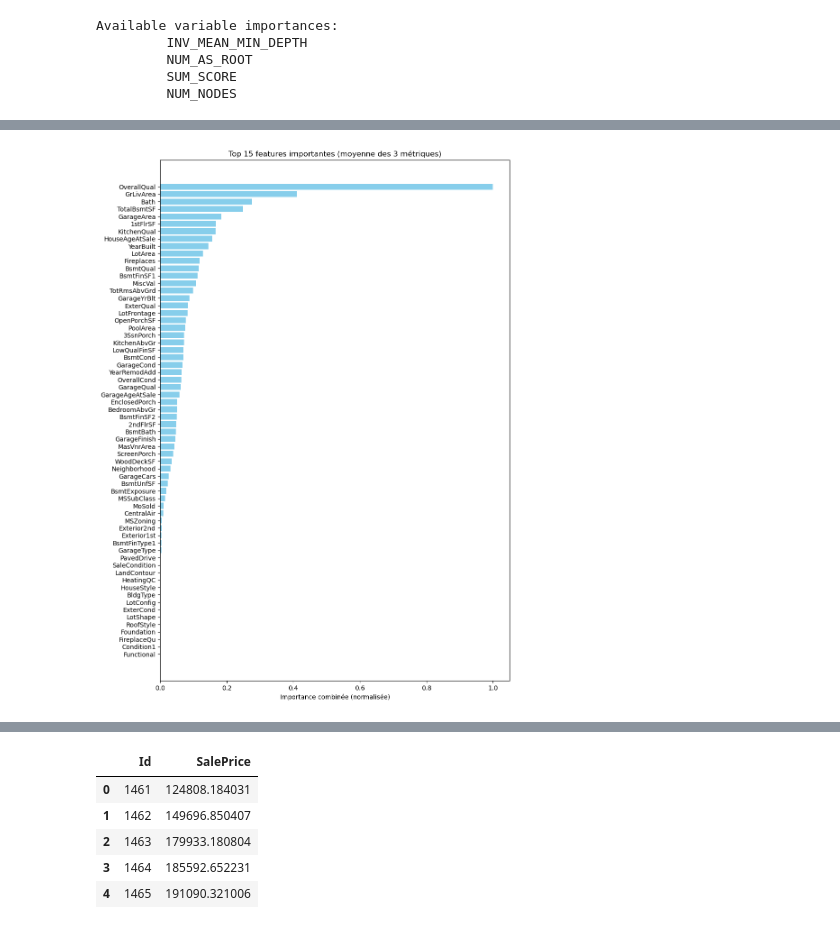
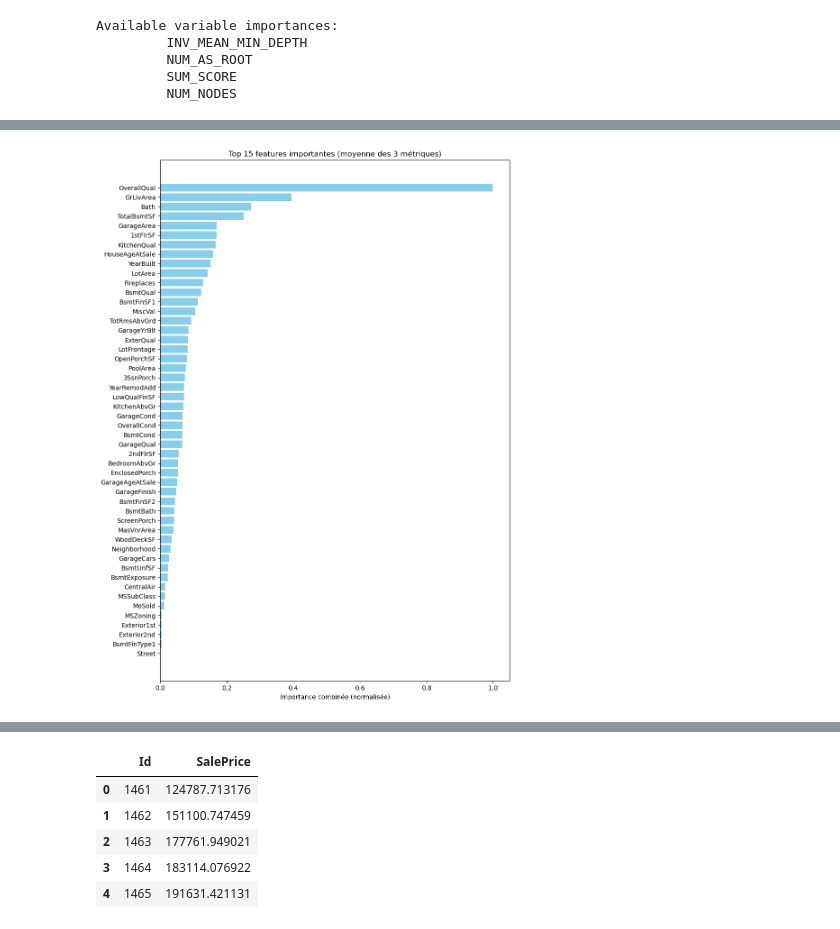
Before and after one commit to driksey/kaggle-house, a Jupyter notebook: notebooks/EDA6.ipynb, the cells around one changed output, grey strips where cells are left out. Cells and saved outputs as stored; diff of their text form; code cells hidden in the pictures.

```diff
--- a/notebooks/EDA6.ipynb
+++ b/notebooks/EDA6.ipynb
@@ -282,7 +282,14 @@ dataset_df["BsmtCond"] = dataset_df["BsmtCond"].replace(quality_mapping)
 dataset_df["BsmtExposure"] = dataset_df["BsmtExposure"].replace(exposure_mapping)
 # dataset_df = dataset_df.drop(columns=["KitchenQual"], errors="ignore")
 # %%
-dataset_df = dataset_df.drop(columns=['Electrical', 'SaleType', 'LandSlope', 'Fence', 'BsmtFinType2', 'MasVnrType', 'Alley', 'RoofMatl', 'Condition2', 'Heating'], errors="ignore")
+dataset_df = dataset_df.drop(
+    columns=['Electrical', 'SaleType', 'LandSlope', 'Fence', 'BsmtFinType2', 'MasVnrType', 'Alley', 'RoofMatl', 'Condition2', 'Heating'],
+    errors="ignore")
+# %%
+dataset_df = dataset_df.drop(
+    columns=['GarageType', 'PavedDrive', 'SaleCondition', 'LandContour', 'HeatingQC', 'HouseStyle', 'BldgType', 'LotConfig', 'ExterCond', 'LotShape', 'RoofStyle', \
+             'Foundation', 'FireplaceQu', 'Condition1', 'Functional', 'HeatingQC'],
+    errors="ignore")
 # %%
 dataset_df.info()
 # %% [output]
@@ -659,7 +672,7 @@ plt.xlabel("Importance combinée (normalisée)")
 plt.title("Top 15 features importantes (moyenne des 3 métriques)")
 plt.show()
 # %% [output]
-[figure, old version]
+[figure, new version]
 # %%
 test_file_path = "../data/test.csv"
 test_data = pd.read_csv(test_file_path)
@@ -695,6 +708,11 @@ test_data = test_data.drop(
     columns=['Electrical', 'SaleType', 'LandSlope', 'Fence', 'BsmtFinType2', 'MasVnrType', 'Alley', 'RoofMatl', 'Condition2', 'Heating'],
     errors="ignore")
 
+dataset_df = dataset_df.drop(
+    columns=['GarageType', 'PavedDrive', 'SaleCondition', 'LandContour', 'HeatingQC', 'HouseStyle', 'BldgType', 'LotConfig', 'ExterCond', 'LotShape', 'RoofStyle', \
+             'Foundation', 'FireplaceQu', 'Condition1', 'Functional', 'HeatingQC'],
+    errors="ignore")
+
 test_ds = tfdf.keras.pd_dataframe_to_tf_dataset(
     test_data,
     task = tfdf.keras.Task.REGRESSION)
@@ -711,9 +729,9 @@ output.head()
 |  | Id | SalePrice |
-| 0 | 1461 | 124808.184031 |
-| 1 | 1462 | 149696.850407 |
-| 2 | 1463 | 179933.180804 |
-| 3 | 1464 | 185592.652231 |
-| 4 | 1465 | 191090.321006 |
+| 0 | 1461 | 124787.713176 |
+| 1 | 1462 | 151100.747459 |
+| 2 | 1463 | 177761.949021 |
+| 3 | 1464 | 183114.076922 |
+| 4 | 1465 | 191631.421131 |
 # %%
 sample_submission_df = pd.read_csv('../data/sample_submission.csv')
 sample_submission_df['SalePrice'] = model.predict(test_ds)
```
Also changed, not shown: parts of 13 cells of this notebook, 2 other files.
